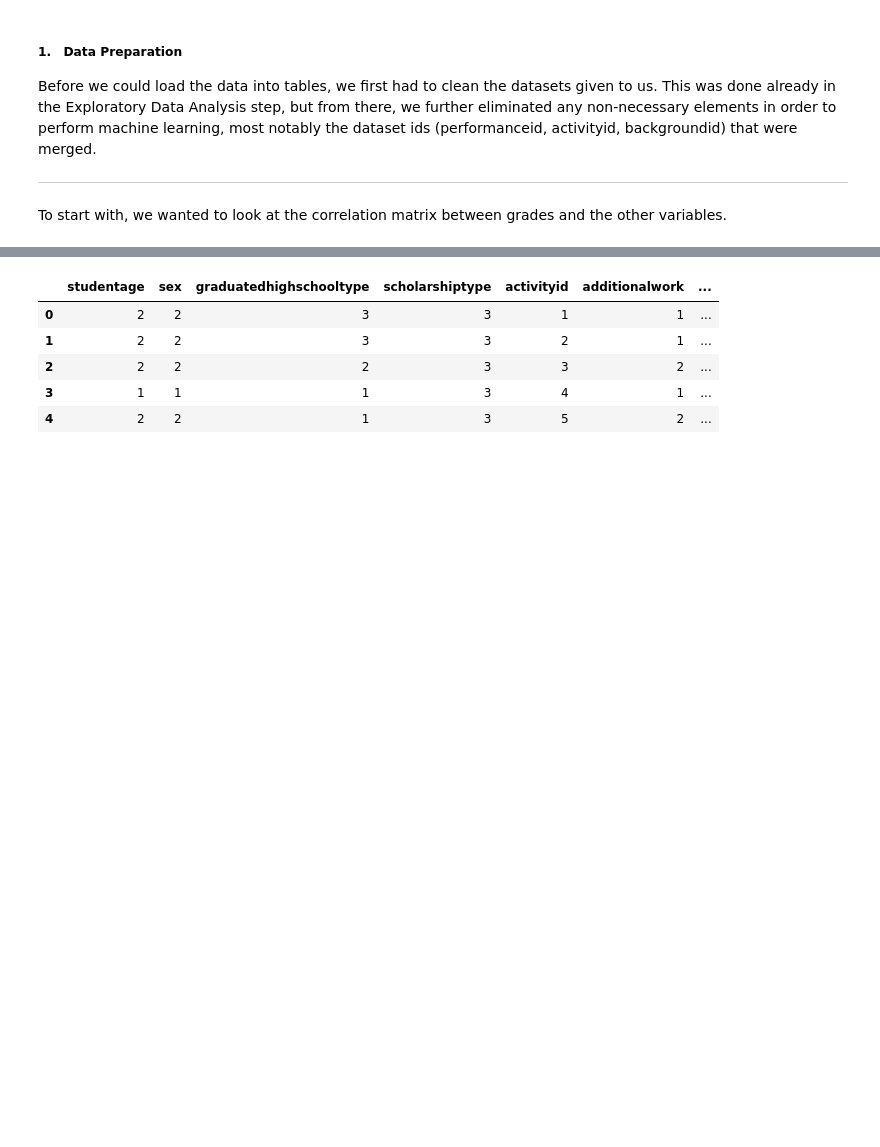
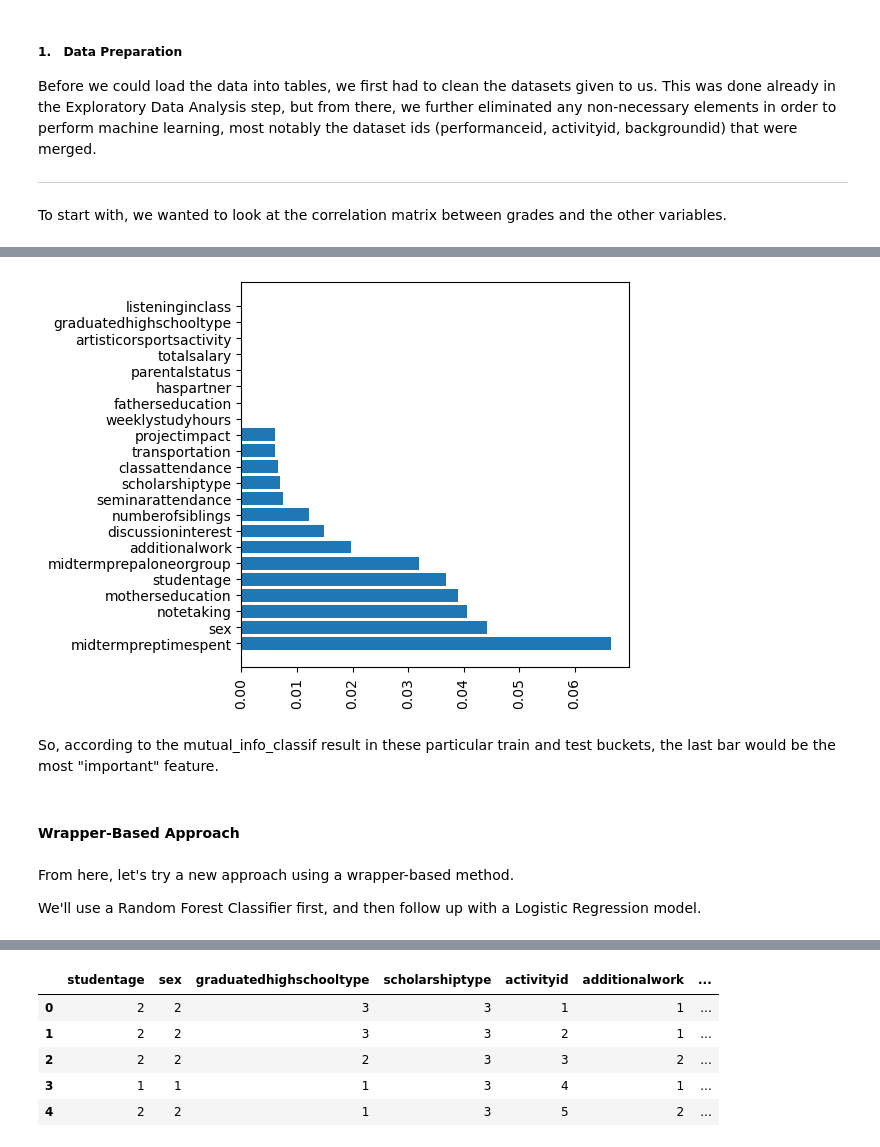
Before and after one commit to andreawcy/Project_4_Online-course-engagement-analysis, a Jupyter notebook: Students Performance Analysis - Notebook.ipynb, the cells around one changed output, grey strips where cells are left out. Saved outputs shown, nothing was run; the diff lists cells and outputs as text; code cells hidden in the pictures; blank space fills up the shorter version.

```diff
--- a/notebook_optimization_Andrea.ipynb
+++ b/Students Performance Analysis - Notebook.ipynb
@@ -565,0 +585,26 @@ from sklearn.model_selection import train_test_split
+# %%
+from sklearn.preprocessing import StandardScaler
+from sklearn.model_selection import train_test_split
+data_fs = student_performance.copy()
+data_fs = data_fs.iloc[:,1:]
+
+# we don't need the table ids for this, so we'll remove activityid, backgroundid, and performanceid.
+
+data_fs = data_fs.drop('activityid', axis=1)
+data_fs = data_fs.drop('backgroundid', axis=1)
+data_fs = data_fs.drop('performanceid', axis=1)
+
+def change_grades_num(grade):
+    if grade in [0,1,2,3]:
+        # 'DD','DC','CC','CB'
+        return 0.0
+    elif grade in [4,5,6,7]:
+        # 'BB','BA','AA'
+        return 1.0
+
+data_fs['grade'] = data_fs['grade'].apply(lambda x: change_grades_num(x))
+
+X_fs = data_fs.drop('grade', axis=1)
+y_fs = data_fs['grade']
+
+X_train_fs, X_test_fs, y_train_fs, y_test_fs = train_test_split(X_fs, y_fs, test_size=0.33, random_state=42)
@@ -565,0 +621,10 @@ from sklearn.model_selection import train_test_split
+# %%
+
+from sklearn.feature_selection import mutual_info_classif
+importances_MIF = mutual_info_classif(X_train_fs,y_train_fs)
+df_MIF = pd.DataFrame({"Features": data_fs.columns[:-1],'Importance':importances_MIF})
+df_MIF = df_MIF.sort_values('Importance', ascending=False, ignore_index=True)
+df_MIF_filter = df_MIF[(df_MIF.Importance > 0)]
+features_MIF = list(df_MIF_filter.Features)
+features_MIF.append('grade')
+features_MIF
@@ -565,0 +647,17 @@ from sklearn.model_selection import train_test_split
+# %%
+import matplotlib.pyplot as plt
+plt.figure(figsize=(5,5))
+plt.barh(df_MIF.Features, df_MIF.Importance)
+#plt.title()
+plt.xticks(rotation=90)
+plt.show()
+# %% [output]
+[figure, added]
+# %% [markdown]
+So, according to the mutual_info_classif result in these particular train and test buckets, the last bar would be the most "important" feature.
+# %% [markdown]
+#### **Wrapper-Based Approach**
+# %% [markdown]
+From here, let's try a new approach using a wrapper-based method.
+
+We'll use a Random Forest Classifier first, and then follow up with a Logistic Regression model.
```
Also changed, not shown: parts of 61 cells of this notebook, 5 other files.
